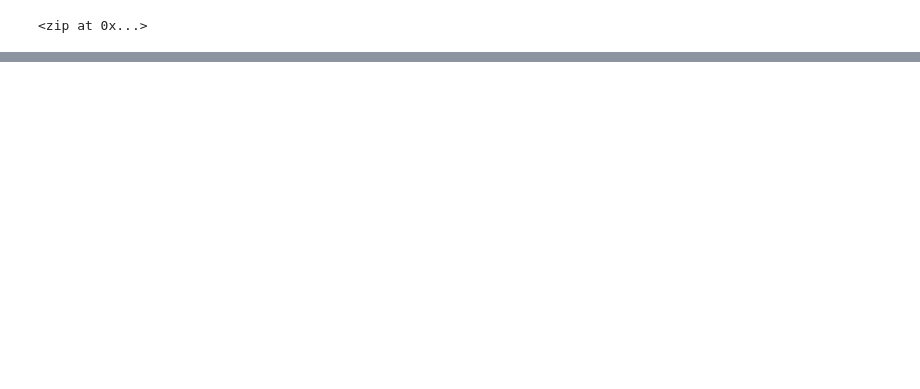
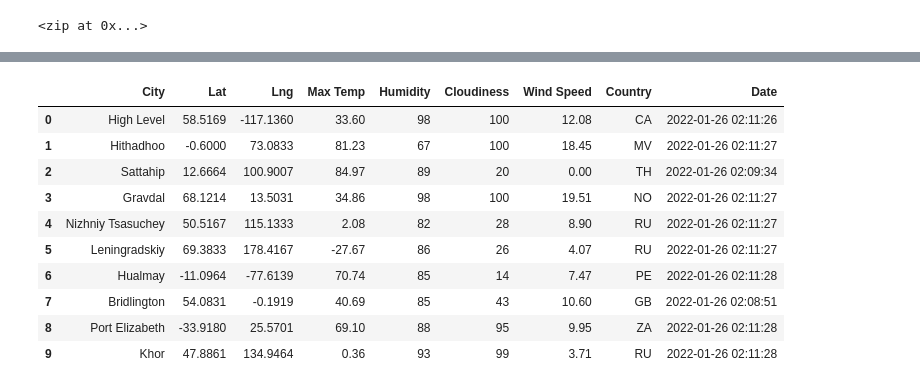
Before and after one commit to HartChrisT/World_Weather_Analysis, a Jupyter notebook: WeatherPy.ipynb, the cells around one changed output, grey strips where cells are left out. Cells and saved outputs as stored; diff of their text form; code cells hidden in the pictures; blank space fills up the shorter version.

Commit message:
added WeatherPy

```diff
--- a/WeatherPy.ipynb
+++ b/WeatherPy.ipynb
@@ -32,0 +39,3 @@ len(cities)
+# %%
+# Starting URL for Weather Map API Call.
+url = "http://api.openweathermap.org/data/2.5/weather?units=Imperial&APPID=" + weather_api_key
@@ -32,0 +46,10 @@ len(cities)
+# %%
+# Create an empty list to hold the weather data.
+city_data = []
+# Print the beginning of the logging
+print("Beginning Data Retrieval       ")
+print("-------------------------------")
+
+# Create counters.
+record_count = 1
+set_count = 1
@@ -32,0 +128,16 @@ len(cities)
+# %%
+# Convert the array of dictionaries to a Pandas DataFrame.
+city_data_df = pd.DataFrame(city_data)
+city_data_df.head(10)
+# %% [output]
+|  | City | Lat | Lng | Max Temp | Humidity | Cloudiness | Wind Speed | Country | Date |
+| 0 | High Level | 58.5169 | -117.1360 | 33.60 | 98 | 100 | 12.08 | CA | 2022-01-26 02:11:26 |
+| 1 | Hithadhoo | -0.6000 | 73.0833 | 81.23 | 67 | 100 | 18.45 | MV | 2022-01-26 02:11:27 |
+| 2 | Sattahip | 12.6664 | 100.9007 | 84.97 | 89 | 20 | 0.00 | TH | 2022-01-26 02:09:34 |
+| 3 | Gravdal | 68.1214 | 13.5031 | 34.86 | 98 | 100 | 19.51 | NO | 2022-01-26 02:11:27 |
+| 4 | Nizhniy Tsasuchey | 50.5167 | 115.1333 | 2.08 | 82 | 28 | 8.90 | RU | 2022-01-26 02:11:27 |
+| 5 | Leningradskiy | 69.3833 | 178.4167 | -27.67 | 86 | 26 | 4.07 | RU | 2022-01-26 02:11:27 |
+| 6 | Hualmay | -11.0964 | -77.6139 | 70.74 | 85 | 14 | 7.47 | PE | 2022-01-26 02:11:28 |
+| 7 | Bridlington | 54.0831 | -0.1919 | 40.69 | 85 | 43 | 10.60 | GB | 2022-01-26 02:08:51 |
+| 8 | Port Elizabeth | -33.9180 | 25.5701 | 69.10 | 88 | 95 | 9.95 | ZA | 2022-01-26 02:11:28 |
+| 9 | Khor | 47.8861 | 134.9464 | 0.36 | 93 | 99 | 3.71 | RU | 2022-01-26 02:11:28 |
```
Also changed, not shown: parts of 10 cells of this notebook, 4 other files.
